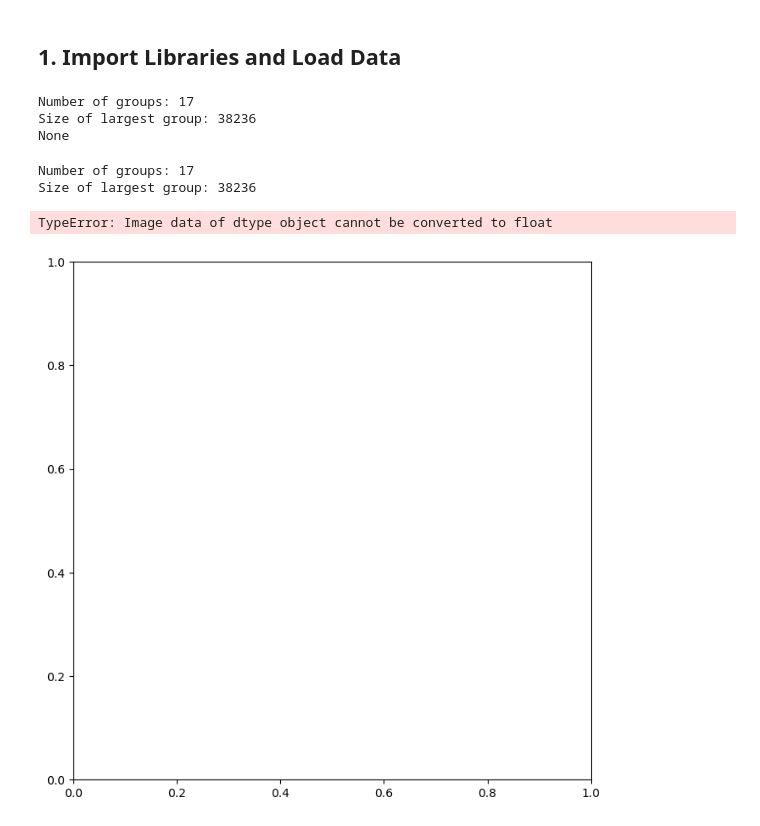
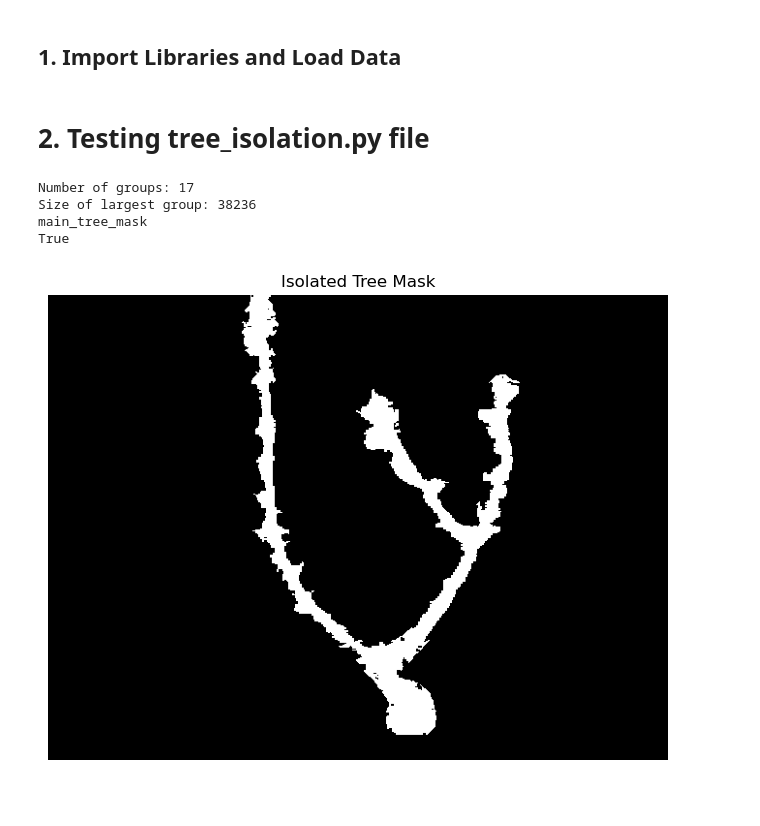
Before and after one commit to David-Hayes747/TreeProject, a Jupyter notebook: notebooks/03_result_comparison.ipynb, the cells around one changed output. Drawn from its saved outputs; the diff is of its cells as text; code cells hidden in the pictures; blank space fills up the shorter version.

Commit message:
started tree alignment

```diff
--- a/notebooks/03_result_comparison.ipynb
+++ b/notebooks/03_result_comparison.ipynb
@@ -19,24 +21,20 @@ if str(project_dir) not in sys.path:
 from src.dataset import TreeDataset
 from src.tree_isolation import treeIso
-# %%
-test = treeIso("R01N03")
-print(test)
-# %% [output]
-Number of groups: 17
-Size of largest group: 38236
-None
+# %% [markdown]
+# 2. Testing tree_isolation.py file
 # %%
 import matplotlib.pyplot as plt
 
-test = treeIso("R01N03")
+isolatedTree = treeIso("R01N03")
 
 plt.figure(figsize=(8, 8))
-plt.imshow(test, cmap="gray")
+plt.imshow(isolatedTree, cmap="gray")
 plt.title("Isolated Tree Mask")
 plt.axis("off")
 plt.show()
 # %% [output]
 Number of groups: 17
 Size of largest group: 38236
+main_tree_mask
+True
-TypeError: Image data of dtype object cannot be converted to float
-[figure, old version]
+[figure, new version]
```
Also changed, not shown: parts of 20 cells of this notebook, 2 other files.
